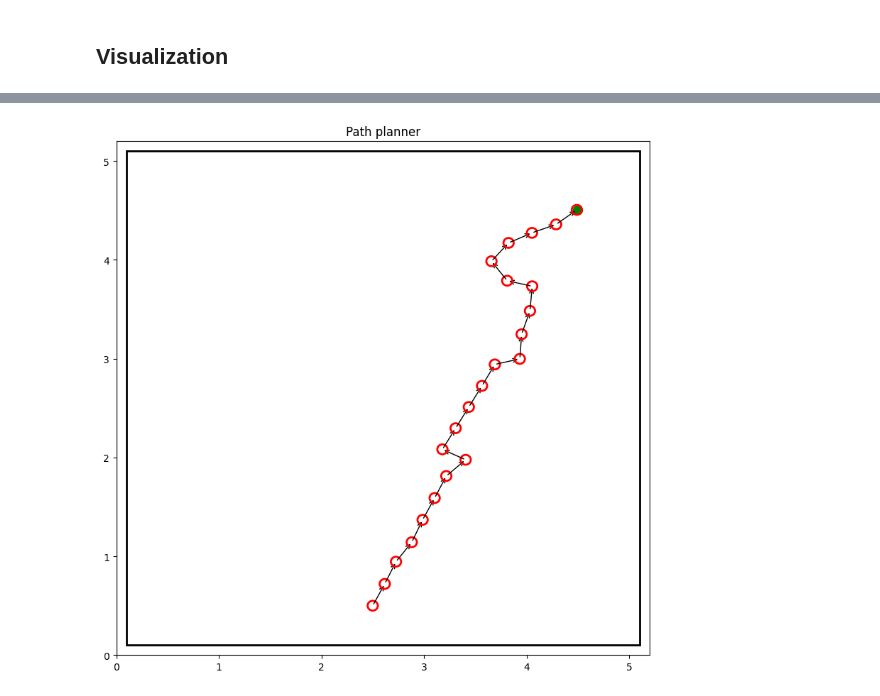
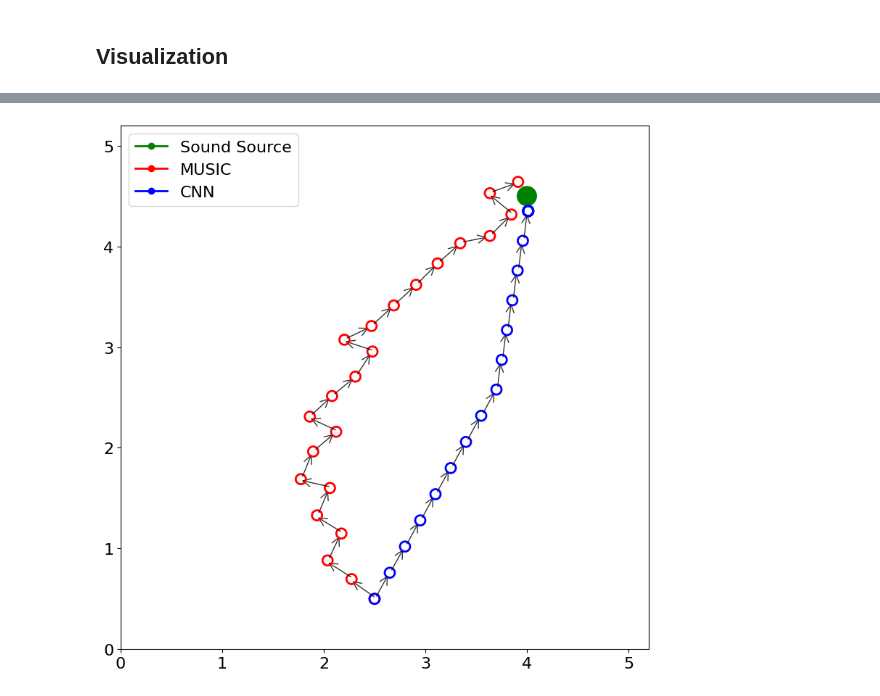
Before and after one commit to AlexandraPosta/sound-localization, a Jupyter notebook: notebooks/PathPlanning.ipynb, the cells around one changed output, grey strips where cells are left out. Drawn from its saved outputs; the diff is of its cells as text; code cells hidden in the pictures.

Commit message:
Complete Path planning and change files path (#26)

```diff
--- a/notebooks/PathPlanning.ipynb
+++ b/notebooks/PathPlanning.ipynb
@@ -166,7 +167,7 @@ def get_doa_MUSIC(room, microphones, fs):
 ### Room
 # %%
 def create_room(signal, fs, source_loc, centre_mic):
-    room = pra.ShoeBox(ROOM_DIM, fs=fs, max_order=1)
+    room = pra.ShoeBox(ROOM_DIM, fs=fs, max_order=3)
     room.add_source(source_loc, signal=signal)
 
     microphones = np.c_[[centre_mic[0]-0.1, centre_mic[1]], [centre_mic[0]+0.1, centre_mic[1]]]
@@ -205,12 +206,11 @@ class Model_pred():
             pred = get_doa_MUSIC(self.room, self.microphones, self.fs)
 
         elif self.model_name == 'CNN':
-            # Localize CNN
             data = self.room.mic_array.signals.T
             data = np.array(normalize(data, bits=16), dtype=np.int16)
-
             X = create_observations(data, self.fs)
             pred = get_CNN_prediction(X, self.model, self.encoder)
+
         else:
             pass
 
@@ -218,46 +218,53 @@ class Model_pred():
 
 
     def process(self, ax, pred):
-        if (self.source_loc[0]-0.2 < self.centre_mic[0] < self.source_loc[0]+0.2 and
-            self.source_loc[1]-0.2 < self.centre_mic[1] < self.source_loc[1]+0.2):
+        if (self.source_loc[0]-0.15 < self.centre_mic[0] < self.source_loc[0]+0.15 and
+            self.source_loc[1]-0.15 < self.centre_mic[1] < self.source_loc[1]+0.15):
             self.success = True
-        elif (self.centre_mic[0] > 4.9 or self.centre_mic[1] > 4.9):
+        elif (0.2 > self.centre_mic[0] > 4.8 or 0.2 > self.centre_mic[1] > 4.8):
             self.success = True
         else:
             self.update_centre(ax, pred)
 
 
     def update_centre(self, ax, pred):
-        x_align = self.centre_mic[0] + 0.25*np.cos(pred)
-        y_align = self.centre_mic[1] + 0.25*np.sin(pred)
-        ax.add_patch(patches.FancyArrowPatch((float(self.centre_mic[0]), float(self.centre_mic[1])),
-                                             (float(x_align), float(y_align)),
-                                             mutation_scale=10, arrowstyle='->'))
+        x_align = self.centre_mic[0] + 0.3*np.cos(pred)
+        y_align = self.centre_mic[1] + 0.3*np.sin(pred)
+        ax.add_patch(patches.FancyArrowPatch((float(self.centre_mic[0])+0.01, float(self.centre_mic[1]+0.01)),
+                                             (float(x_align)-0.01, float(y_align)-0.01),
+                                             mutation_scale=20,
+                                             alpha = 0.8, arrowstyle='->'))
 
         self.centre_mic = [x_align, y_align]
 # %% [markdown]
 ## Visualization
 # %%
 microphones = np.c_[[ROOM_DIM[0]/2-0.1, 0.5, 0], [ROOM_DIM[0]/2+0.1, 0.5, 0]]
-source_loc = [float(4.5), float(4.5)]
+source_loc = [float(4.), float(4.5)]
 centre_mic = [2.5, 0.5]
 
-plt.rcParams["figure.figsize"] = [8, 8]
-plt.rcParams["figure.autolayout"] = True
+plt.rcParams.update({'figure.figsize': [8,8], 'figure.autolayout': True, 'font.size': 16})
 fig, _ = plt.subplots()
 ax = plt.gca()
-plt.title("Path planner")
 ax.set_xlim([0, 5.2])
 ax.set_ylim([0, 5.2])
 
-sound = patches.Circle((float(source_loc[0]), float(source_loc[1])), radius=0.05, facecolor='green', linewidth=5)
-ax.add_patch(patches.Rectangle((.1, .1), 5, 5, edgecolor='black', facecolor='none', linewidth=2))
+# Include sound source patch
+sound = patches.Circle((float(source_loc[0]), float(source_loc[1])), radius=0.1, facecolor='green', linewidth=5, label='Sound Source')
 ax.add_patch(sound)
 
+# Include custom legend
+legend_elements = [Line2D([0], [0], marker='o', color='green',  lw=2, label='Sound Source'),
+                   Line2D([0], [0], marker='o', color='red',    lw=2, label='MUSIC'),
+                   Line2D([0], [0], marker='o', color='blue',   lw=2, label='CNN')]
+ax.legend(handles=legend_elements, loc='upper left')
+
+# Initialize models
 MUSIC = Model_pred('MUSIC', source_loc, centre_mic, 'red')
 CNN = Model_pred('CNN', source_loc, centre_mic, 'blue')
 
-while MUSIC.success == False:
+# Generate predictions
+while MUSIC.success == False or CNN.success == False:
     # Generate room
     fs, signal = wavfile.read(AUDIO_PATH)
     MUSIC.get_room(signal, ax)
@@ -272 +296 @@ while MUSIC.success == False:
-[figure, old version]
+[figure, new version]
```
Also changed, not shown: parts of 3 cells of this notebook, 26 other files.
